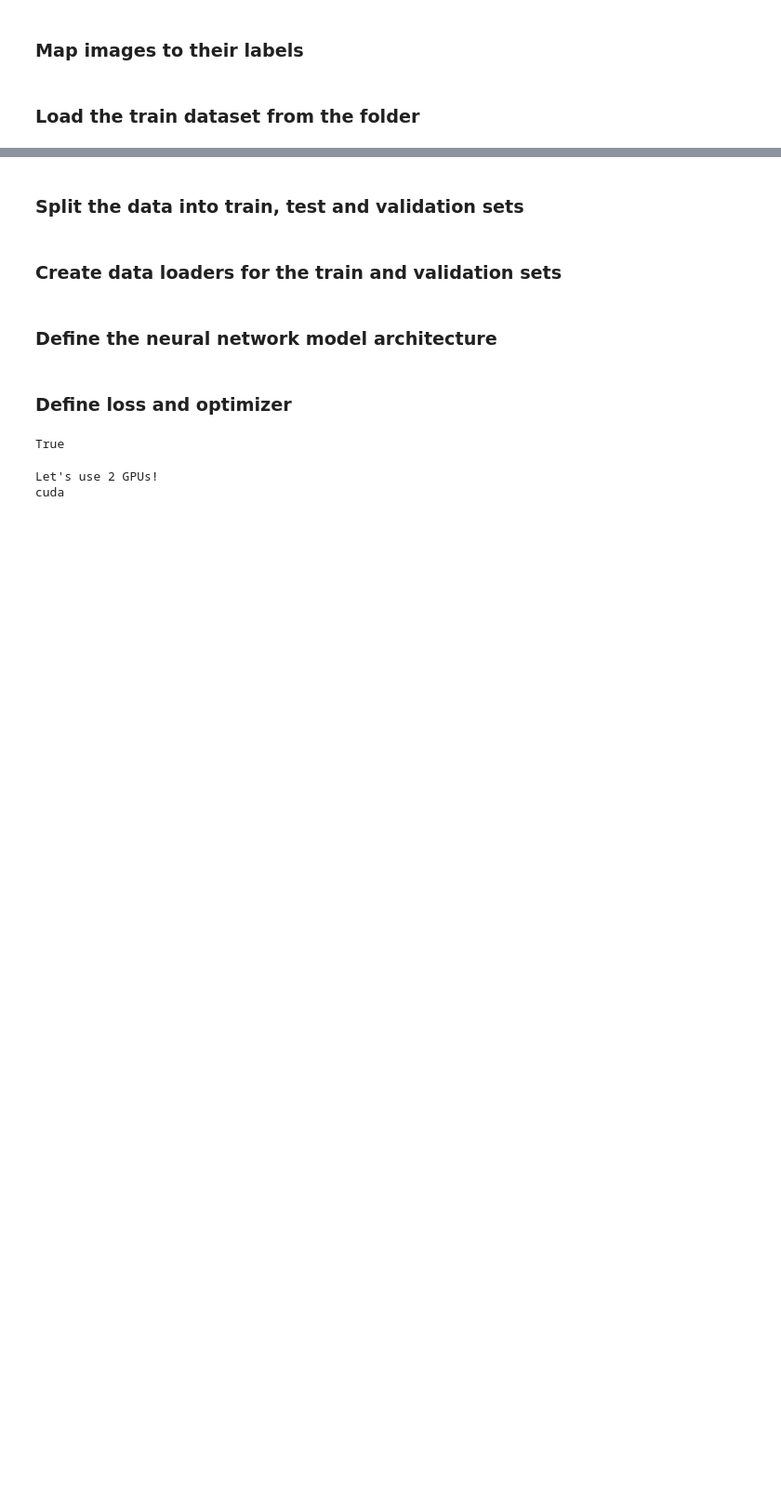
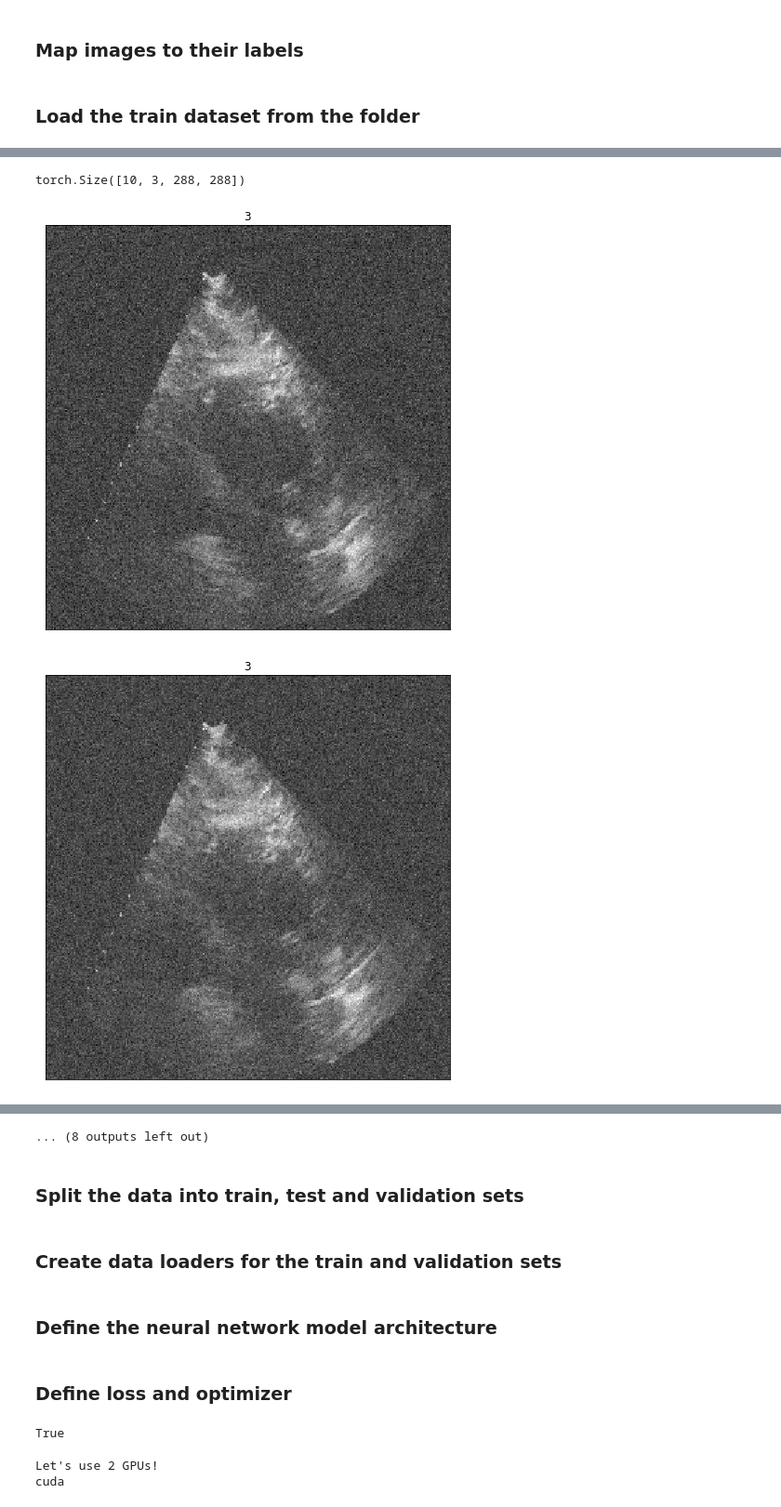
Before and after one commit to shokoofa-ghods/Thesis-experiments, a Jupyter notebook: First10frameCNNLSTM.ipynb, the cells around one changed output, grey strips where cells are left out. Shown at 93% size. Saved outputs shown, nothing was run; the diff lists cells and outputs as text; code cells hidden in the pictures; blank space fills up the shorter version.

```diff
--- a/First10frameCNNLSTM.ipynb
+++ b/First10frameCNNLSTM.ipynb
@@ -30,5 +34,5 @@ pwd
 # %%
-original_address = '/scratch/student/shokoofa/'
+original_address = '/home/zahra.ghods/Data/'
 # '/home/zahra.ghods'
 # '/home/student/shokoofa/Downloads/dataset/'
 # 'C:/echo/dataset
@@ -41,3 +45,7 @@ len(paths)
 # %% [markdown]
 ### Load the csv file containing the image file names and corresponding labels
+# %%
+info_train = pd.read_csv(os.path.join(original_address , 'dataset/train_labels_original.csv'))
+info_val = pd.read_csv(os.path.join(original_address , 'dataset/val_labels_original.csv'))
+info_test = pd.read_csv(os.path.join(original_address , 'dataset/test_labels_original.csv'))
 # %%
@@ -99,11 +174,11 @@ train_transform = transforms.Compose([
 ### Map images to their labels
 # %%
 class CustomDataset(torch.utils.data.Dataset):
-    def __init__(self, paths, labels, data_fsize, data_final_fsize, transform=None):
+    def __init__(self, paths, labels, transform, training_transform = False):
         self.paths = paths
         self.labels = labels
-        self.data_fsize = data_fsize
-        self.data_final_fsize = data_final_fsize
+        self.transform = transform
+        self.training_transform = training_transform
         self.transform = transform
         self.valid_labels = {'PLAX': 0, 'PSAX-ves' : 1, 'PSAX-base' : 2, 'PSAX-mid' : 3,
                               'PSAX-apical' : 4, 'Apical-2ch' : 5, 'Apical-3ch' : 6,
@@ -151,6 +226,12 @@ class CustomDataset(torch.utils.data.Dataset):
 
         preprocessed_d = self.preprocessing(sequence_tensor)
 
+        if self.training_transform:
+            preprocessed_d = np.stack([to_pil(image) for image in preprocessed_d])
+            train_transform = ApplySameTransformToAllFrames()
+            preprocessed_d = train_transform(preprocessed_d)
+            preprocessed_d = torch.stack([image for image in preprocessed_d])
+
         # Return the image and label as tensors
         return preprocessed_d, label
 
@@ -186,0 +252,22 @@ for image in total_data[900][0]:
+# %%
+train_data = CustomDataset(info_train['path'], info_train['label'], transform=all_data_transform, training_transform=True)
+val_data = CustomDataset(info_val['path'], info_val['label'], transform=all_data_transform)
+btest_data = CustomDataset(info_test['path'], info_test['label'], transform=all_data_transform)
+# %%
+train_data[20][0].shape
+# %% [output]
+torch.Size([10, 3, 288, 288])
+# %%
+dt = train_data[10][0][:]
+lb = train_data[10][1]
+num  = len(dt)
+for i in range(num):
+    visualization(dt[i,-1], lb)
+
+dt1 = train_data[60][0][:]
+lb1 = train_data[60][1]
+for i in range(num):
+    visualization(dt1[i,-1], lb1)
+# %% [output]
+[figure, added]
+[figure, added]
@@ -187,3 +284,4 @@ for image in total_data[900][0]:
+... (8 outputs left out)
 # %% [markdown]
 ### Split the data into train, test and validation sets
 # %%
```
Also changed, not shown: parts of 15 cells of this notebook.
